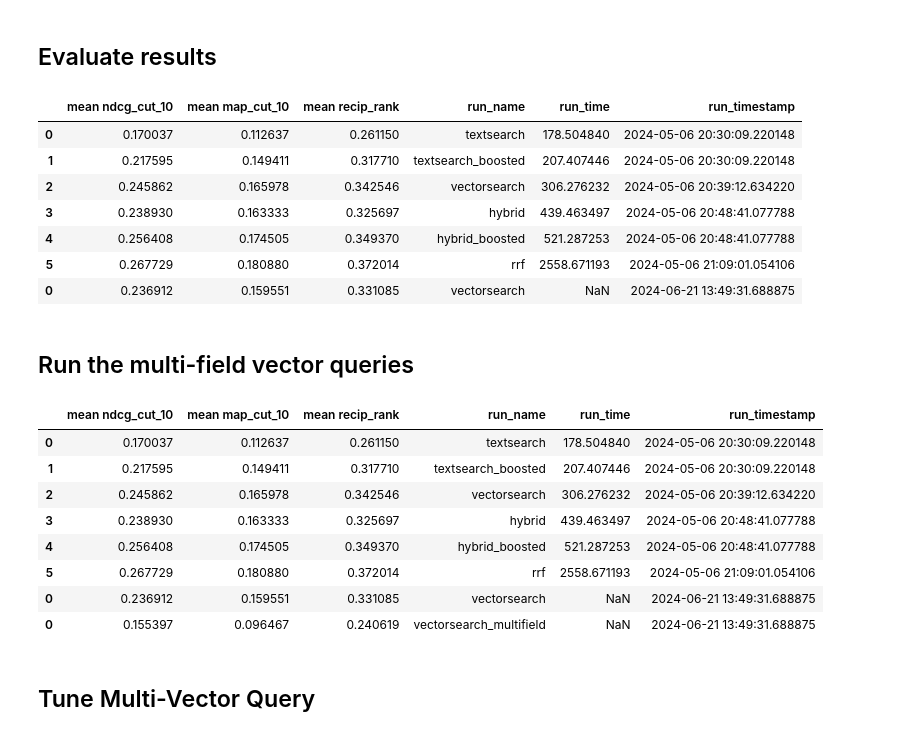
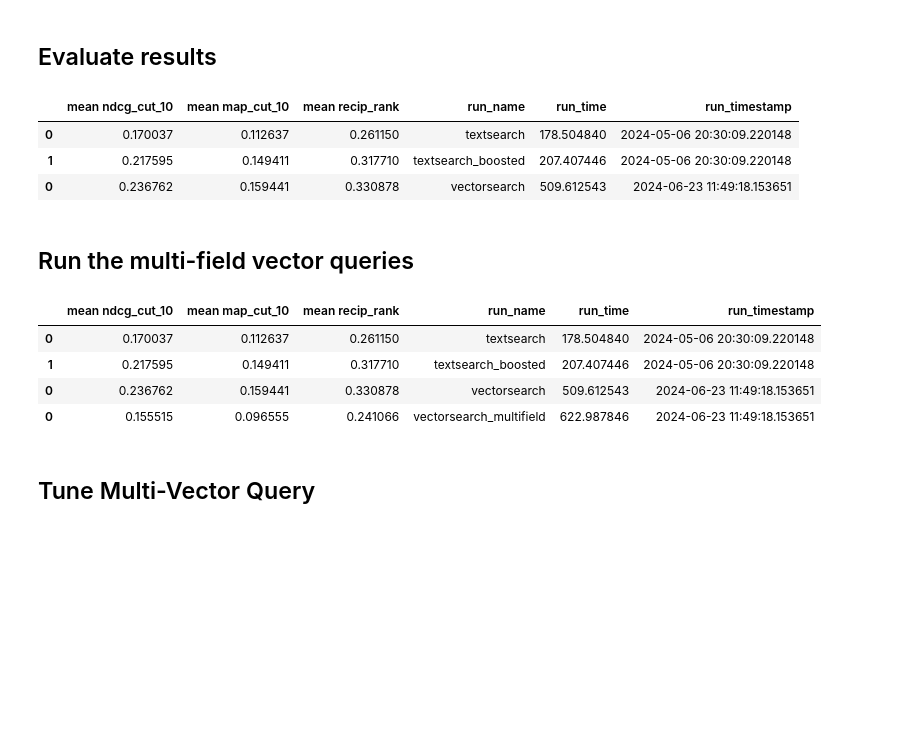
Before and after one commit to billyhines/search-relevance, a Jupyter notebook: 2.1-vector-search-multi.ipynb, the cells around one changed output. Cells and saved outputs as stored; diff of their text form; code cells hidden in the pictures; blank space fills up the shorter version.

```diff
--- a/2.1-vector-search-multi.ipynb
+++ b/2.1-vector-search-multi.ipynb
@@ -358,7 +358,7 @@ for measure in measures:
 results_df = pd.DataFrame(results_dict, index=[0])
 
 results_df['run_name'] = 'vectorsearch'
-#results_df['run_time'] = end_time - start_time
+results_df['run_time'] = end_time - start_time
 results_df['run_timestamp'] = current_timestamp
 
 ranking_results.append(results_df)
@@ -374,11 +374,7 @@ all_results
 |  | mean ndcg_cut_10 | mean map_cut_10 | mean recip_rank | run_name | run_time | run_timestamp |
 | 0 | 0.170037 | 0.112637 | 0.261150 | textsearch | 178.504840 | 2024-05-06 20:30:09.220148 |
 | 1 | 0.217595 | 0.149411 | 0.317710 | textsearch_boosted | 207.407446 | 2024-05-06 20:30:09.220148 |
-| 2 | 0.245862 | 0.165978 | 0.342546 | vectorsearch | 306.276232 | 2024-05-06 20:39:12.634220 |
-| 3 | 0.238930 | 0.163333 | 0.325697 | hybrid | 439.463497 | 2024-05-06 20:48:41.077788 |
-| 4 | 0.256408 | 0.174505 | 0.349370 | hybrid_boosted | 521.287253 | 2024-05-06 20:48:41.077788 |
-| 5 | 0.267729 | 0.180880 | 0.372014 | rrf | 2558.671193 | 2024-05-06 21:09:01.054106 |
-| 0 | 0.236912 | 0.159551 | 0.331085 | vectorsearch | NaN | 2024-06-21 13:49:31.688875 |
+| 0 | 0.236762 | 0.159441 | 0.330878 | vectorsearch | 509.612543 | 2024-06-23 11:49:18.153651 |
 # %% [markdown]
 ## Run the multi-field vector queries
 # %%
@@ -418,28 +414,24 @@ else:
 # %%
 # Evaluate vector queries
 
 results_df = pd.DataFrame(evaluator.evaluate(run_vu_m))
 results_dict = {}
 for measure in measures:
     results_dict['mean '+measure] = results_df.loc[measure].mean()
 results_df = pd.DataFrame(results_dict, index=[0])
 
 results_df['run_name'] = 'vectorsearch_multifield'
-#results_df['run_time'] = end_time - start_time
+results_df['run_time'] = end_time - start_time
 results_df['run_timestamp'] = current_timestamp
 
 all_results = pd.concat([all_results, results_df])
 all_results
 # %% [output]
 |  | mean ndcg_cut_10 | mean map_cut_10 | mean recip_rank | run_name | run_time | run_timestamp |
 | 0 | 0.170037 | 0.112637 | 0.261150 | textsearch | 178.504840 | 2024-05-06 20:30:09.220148 |
 | 1 | 0.217595 | 0.149411 | 0.317710 | textsearch_boosted | 207.407446 | 2024-05-06 20:30:09.220148 |
-| 2 | 0.245862 | 0.165978 | 0.342546 | vectorsearch | 306.276232 | 2024-05-06 20:39:12.634220 |
-| 3 | 0.238930 | 0.163333 | 0.325697 | hybrid | 439.463497 | 2024-05-06 20:48:41.077788 |
-| 4 | 0.256408 | 0.174505 | 0.349370 | hybrid_boosted | 521.287253 | 2024-05-06 20:48:41.077788 |
-| 5 | 0.267729 | 0.180880 | 0.372014 | rrf | 2558.671193 | 2024-05-06 21:09:01.054106 |
-| 0 | 0.236912 | 0.159551 | 0.331085 | vectorsearch | NaN | 2024-06-21 13:49:31.688875 |
-| 0 | 0.155397 | 0.096467 | 0.240619 | vectorsearch_multifield | NaN | 2024-06-21 13:49:31.688875 |
+| 0 | 0.236762 | 0.159441 | 0.330878 | vectorsearch | 509.612543 | 2024-06-23 11:49:18.153651 |
+| 0 | 0.155515 | 0.096555 | 0.241066 | vectorsearch_multifield | 622.987846 | 2024-06-23 11:49:18.153651 |
 # %% [markdown]
 ## Tune Multi-Vector Query
 # %%
```
Also changed, not shown: parts of 2 cells of this notebook.
